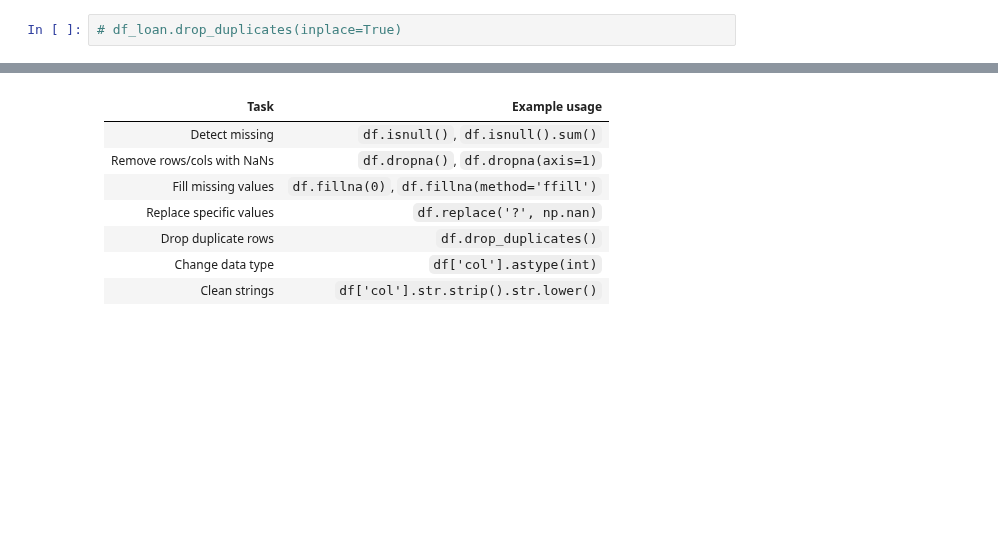
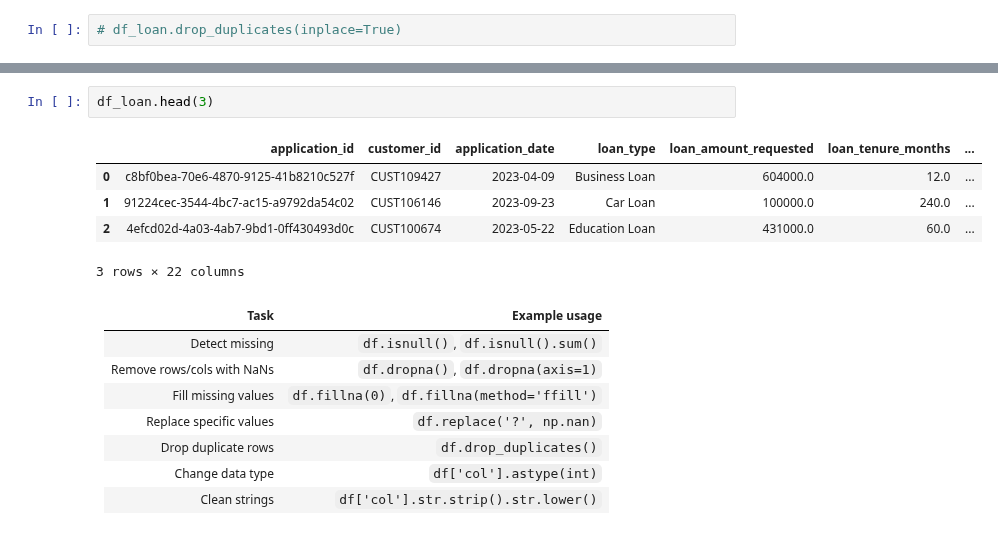
Before and after one commit to svgoudar/My-Data-Science-Roadmap, a Jupyter notebook: Pandas_and_Numpy/Panda/4.Data_Cleaning.ipynb, the cells around one changed output, grey strips where cells are left out. Saved outputs shown, nothing was run; the diff lists cells and outputs as text; blank space fills up the shorter version.

```diff
--- a/Pandas_and_Numpy/Panda/4.Data_Cleaning.ipynb
+++ b/Pandas_and_Numpy/Panda/4.Data_Cleaning.ipynb
@@ -84,3 +233,11 @@ df_loan['loan_approved'] = df_loan['loan_approved'].replace(['yes', 'y'], 'Yes')
+# %%
+df_loan.head(3)
+# %% [output]
+|  | application_id | customer_id | application_date | loan_type | loan_amount_requested | loan_tenure_months | ... |
+| 0 | c8bf0bea-70e6-4870-9125-41b8210c527f | CUST109427 | 2023-04-09 | Business Loan | 604000.0 | 12.0 | ... |
+| 1 | 91224cec-3544-4bc7-ac15-a9792da54c02 | CUST106146 | 2023-09-23 | Car Loan | 100000.0 | 240.0 | ... |
+| 2 | 4efcd02d-4a03-4ab7-9bd1-0ff430493d0c | CUST100674 | 2023-05-22 | Education Loan | 431000.0 | 60.0 | ... |
+3 rows × 22 columns
 # %% [markdown]
 | Task                       | Example usage                               |
 | -------------------------- | ------------------------------------------- |
```
Also changed, not shown: parts of 21 cells of this notebook.
